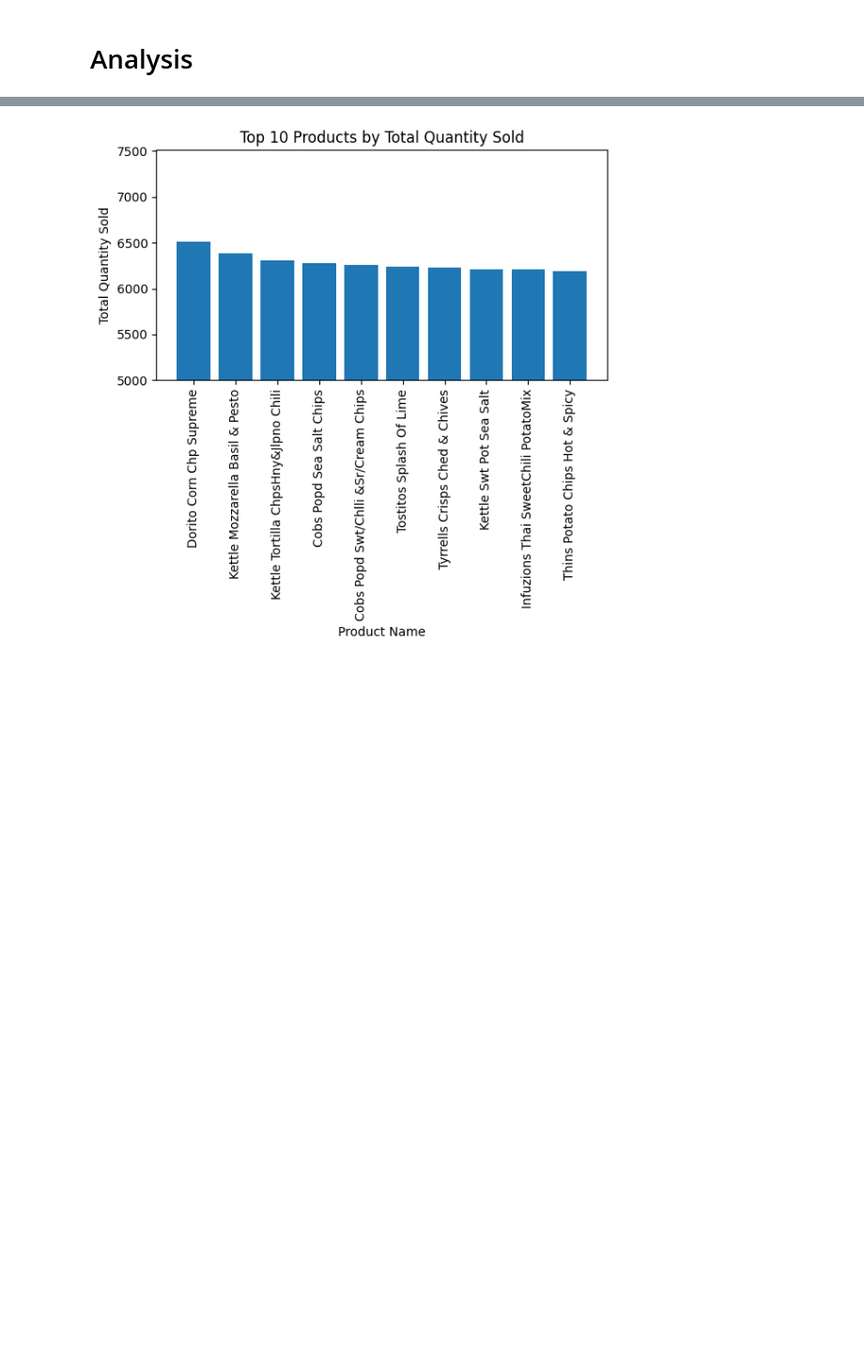
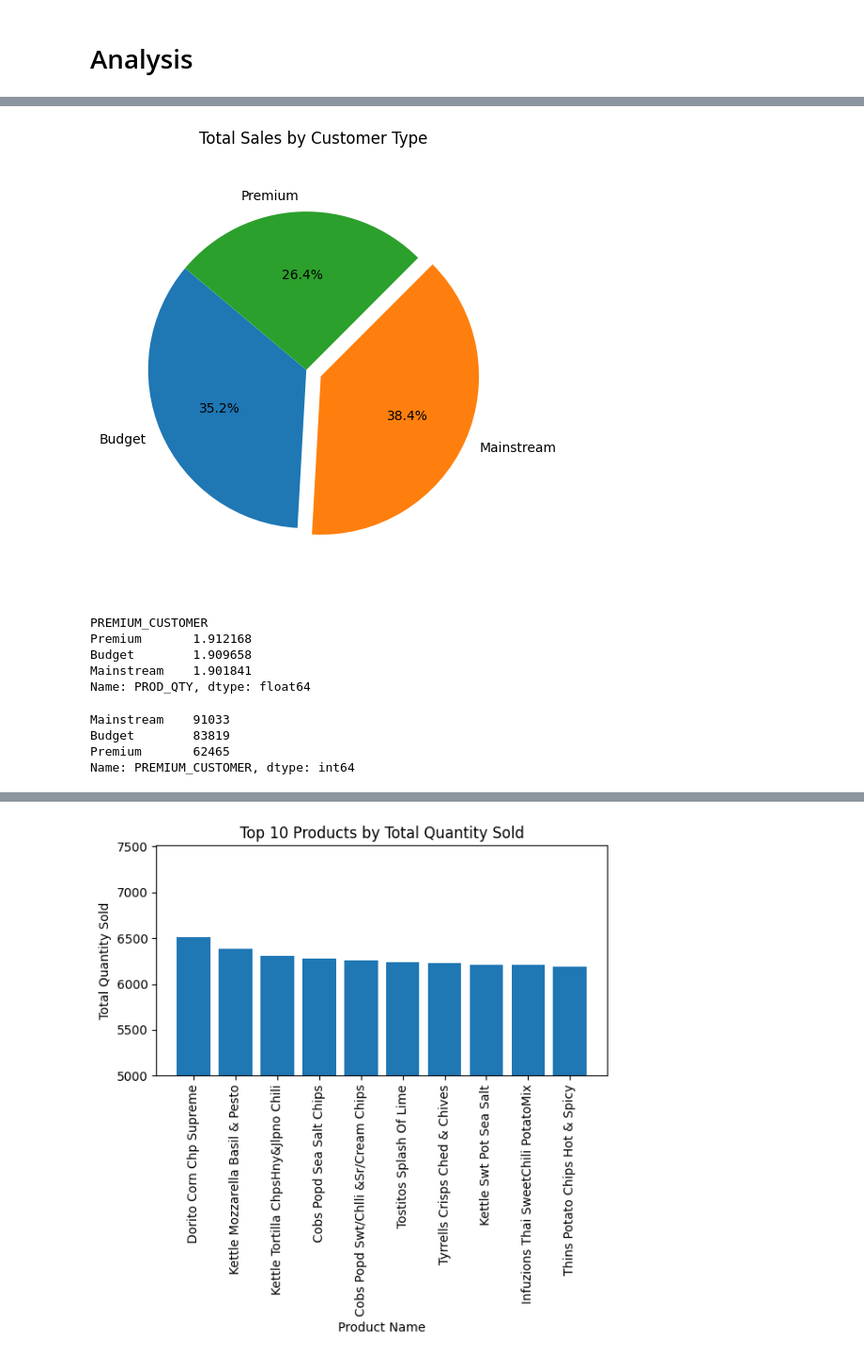
Before and after one commit to pi-mishra/Quantium_DataAnalytics, a Jupyter notebook: Quantium.ipynb, the cells around one changed output, grey strips where cells are left out. Shown: that part at 94% size. Drawn from its saved outputs; the diff is of its cells as text; code cells hidden in the pictures; blank space fills up the shorter version.

```diff
--- a/Quantium.ipynb
+++ b/Quantium.ipynb
@@ -207,0 +243,40 @@ df['PROD_NAME'] = df['PROD_NAME'].str.replace(r'\s+', ' ', regex=True).str.strip
+# %%
+Quantity_by_customer = df.groupby("PREMIUM_CUSTOMER")["PROD_QTY"].sum()
+
+# Find the customer type with the maximum sales
+max_Quantity_by_customer = Quantity_by_customer.idxmax()
+explode = [0.1 if customer == max_sales_customer else 0 for customer in Quantity_by_customer.index]
+
+# Create a pie chart
+plt.figure(figsize=(5, 6))  # Adjust the figure size
+plt.pie(Quantity_by_customer, labels=Quantity_by_customer.index, autopct='%1.1f%%', startangle=140, explode=explode)
+plt.title("Total Sales by Customer Type", pad=10)  # Increase the 'pad' to move the title further from the chart
+plt.axis('equal')  # Equal aspect ratio ensures that pie is drawn as a circle.
+
+# Show the pie chart
+plt.show()
+# %% [output]
+[figure, added]
+# %%
+#average product ordered by each customer category
+
+df.groupby("PREMIUM_CUSTOMER")["PROD_QTY"].mean().sort_values(ascending=False)
+# %% [output]
+PREMIUM_CUSTOMER
+Premium       1.912168
+Budget        1.909658
+Mainstream    1.901841
+Name: PROD_QTY, dtype: float64
+# %%
+# Filter the DataFrame for rows where 'PROD_QTY' is greater than 1
+filtered_df = df[df['PROD_QTY'] > 1]
+
+# Count the occurrences of each unique value in the 'PREMIUM_CUSTOMER' column
+order_above_1 = filtered_df['PREMIUM_CUSTOMER'].value_counts()
+
+print(order_above_1)
+# %% [output]
+Mainstream    91033
+Budget        83819
+Premium       62465
+Name: PREMIUM_CUSTOMER, dtype: int64
```
Also changed, not shown: parts of 8 cells of this notebook.
